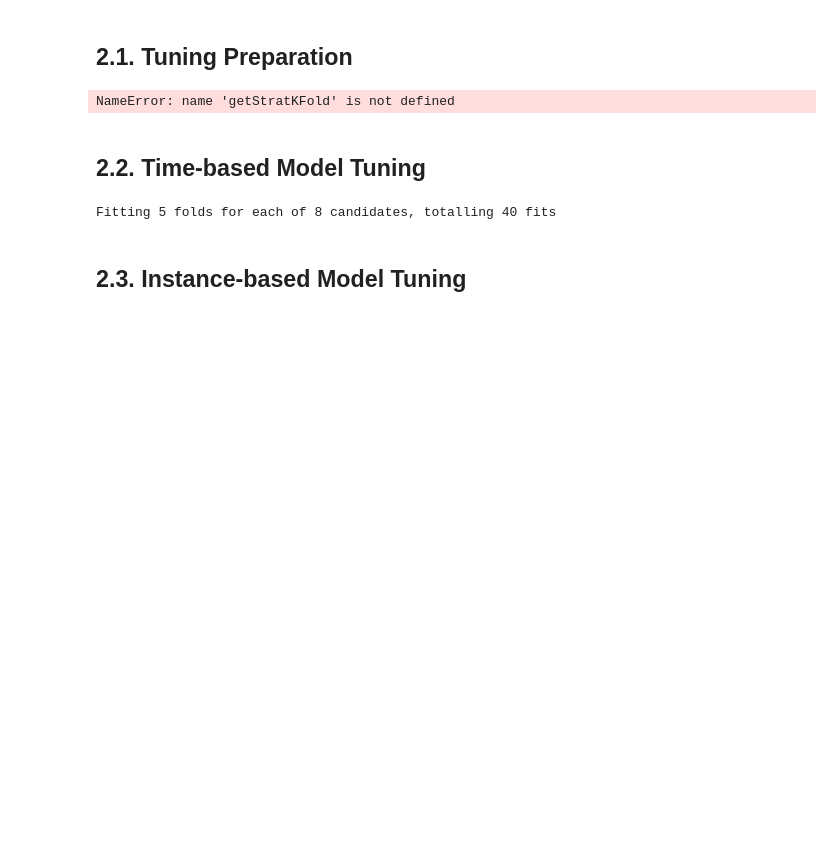
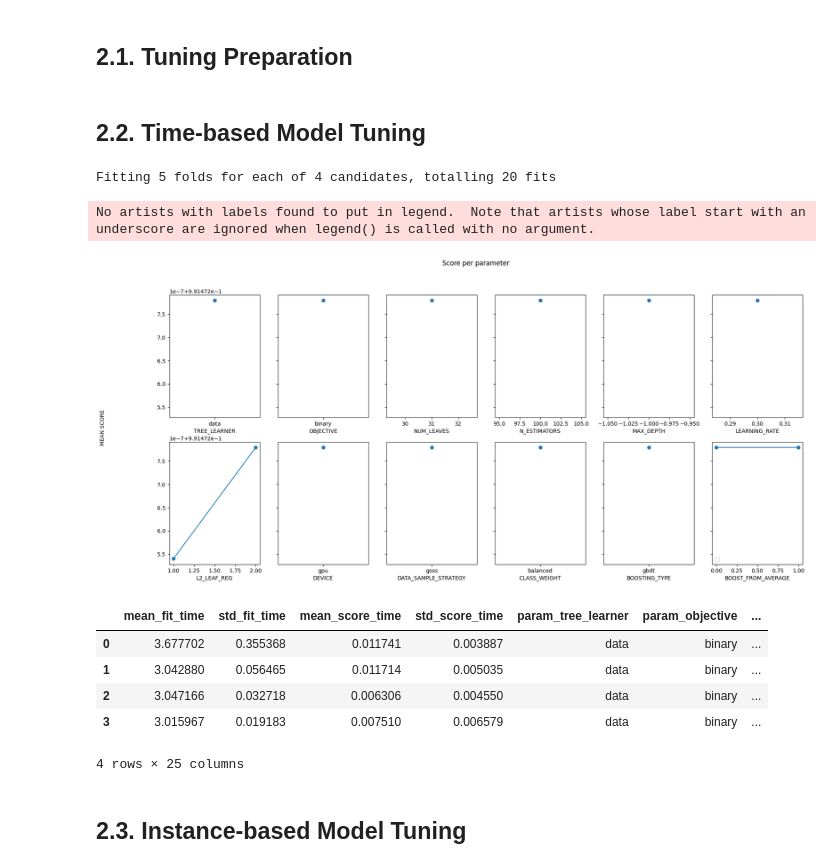
Before and after one commit to jm55/THESIS, a Jupyter notebook: Official Development/GBDT_Training/[OFFICIAL] LGBM_Tuning.ipynb, the cells around one changed output. Drawn from its saved outputs; the diff is of its cells as text; code cells hidden in the pictures; blank space fills up the shorter version.

```diff
--- a/Official Development/GBDT_Training/[OFFICIAL] LGBM_Tuning.ipynb
+++ b/Official Development/GBDT_Training/[OFFICIAL] LGBM_Tuning.ipynb
@@ -213,3 +217,41 @@ IB/IB_Encoded Dataset
+# %%
+def plot_search_results(grid):
+    ## Results from grid search
+    results = grid.cv_results_
+    means_test = results['mean_test_score']
+    stds_test = results['std_test_score']
+    # means_train = results['mean_train_score']
+    # stds_train = results['std_train_score']
+
+    ## Getting indexes of values per hyper-parameter
+    masks=[]
+    masks_names= list(grid.best_params_.keys())
+    for p_k, p_v in grid.best_params_.items():
+        masks.append(list(results['param_'+p_k].data==p_v))
+    params=grid.get_params()['param_distributions']
+
+    ## Ploting results
+    fig, ax = plt.subplots(2, int(len(params)/2), sharex='none', sharey='all',figsize=(21,9))
+    fig.suptitle('Score per parameter')
+    fig.text(0.04, 0.5, 'MEAN SCORE', va='center', rotation='vertical')
+    # pram_preformace_in_best = {}
+    row = col = 0
+    for i, p in enumerate(masks_names):
+        m = np.stack(masks[:i] + masks[i+1:])
+        # pram_preformace_in_best
+        best_parms_mask = m.all(axis=0)
+        best_index = np.where(best_parms_mask)[0]
+        # x = np.array(params[p])
+        # y_1 = np.array(means_test[best_index])
+        # e_1 = np.array(stds_test[best_index])
+        ax[row, col].errorbar(np.array(params[p]), np.array(means_test[best_index]), 0, linestyle='-', marker='o')
+        ax[row, col].set_xlabel(p.upper())
+        col += 1
+        if col >= int(len(params)/2):
+            col = 0
+            row += 1
+    plt.legend()
+    plt.show()
 # %% [markdown]
 ## 2. Tuning Proper
 
@@ -240,23 +282,31 @@ y_ib = ib_train.iloc[:,0] #All rows, first column only
 
 def getTuner(model, params):
     iters = 10 #<== Default: 10, Increase me to do more searches (Becareful as it will increase time)
-    return RandomizedSearchCV(model, params, n_iter=iters, scoring='accuracy', n_jobs=2,
-                              refit=True, cv=getStratKFold(), verbose=2, pre_dispatch='2*n_jobs', random_state=1,
+    return RandomizedSearchCV(model, params, n_iter=iters, scoring='accuracy', n_jobs=1,
+                              refit=True, cv=getStratKFold(), verbose=1, pre_dispatch='2*n_jobs', random_state=1,
                               error_score=0, return_train_score=False)
-# %% [output]
-NameError: name 'getStratKFold' is not defined
 # %% [markdown]
 ## 2.2. Time-based Model Tuning
 # %%
 startTime()
 lgbm_classifier = lightgbm.LGBMClassifier(random_state=1, n_jobs=-1, verbose=-1)
 tb_tuner = getTuner(lgbm_classifier, lgbm_params)
 tb_tuner.fit(X_tb, y_tb)
 endTime("TB_LGBM")
 
 printToFile("TB_LGBM", tb_tuner.best_params_)
+plot_search_results(tb_tuner)
+pd.DataFrame.from_dict(tb_tuner.cv_results_)
 # %% [output]
-Fitting 5 folds for each of 8 candidates, totalling 40 fits
+Fitting 5 folds for each of 4 candidates, totalling 20 fits
+No artists with labels found to put in legend.  Note that artists whose label start with an underscore are ignored when legend() is called with no argument.
+[figure, added]
+|  | mean_fit_time | std_fit_time | mean_score_time | std_score_time | param_tree_learner | param_objective | ... |
+| 0 | 3.677702 | 0.355368 | 0.011741 | 0.003887 | data | binary | ... |
+| 1 | 3.042880 | 0.056465 | 0.011714 | 0.005035 | data | binary | ... |
+| 2 | 3.047166 | 0.032718 | 0.006306 | 0.004550 | data | binary | ... |
+| 3 | 3.015967 | 0.019183 | 0.007510 | 0.006579 | data | binary | ... |
+4 rows × 25 columns
 # %% [markdown]
 ## 2.3. Instance-based Model Tuning
 # %%
```
Also changed, not shown: parts of 4 cells of this notebook, 24 other files.
